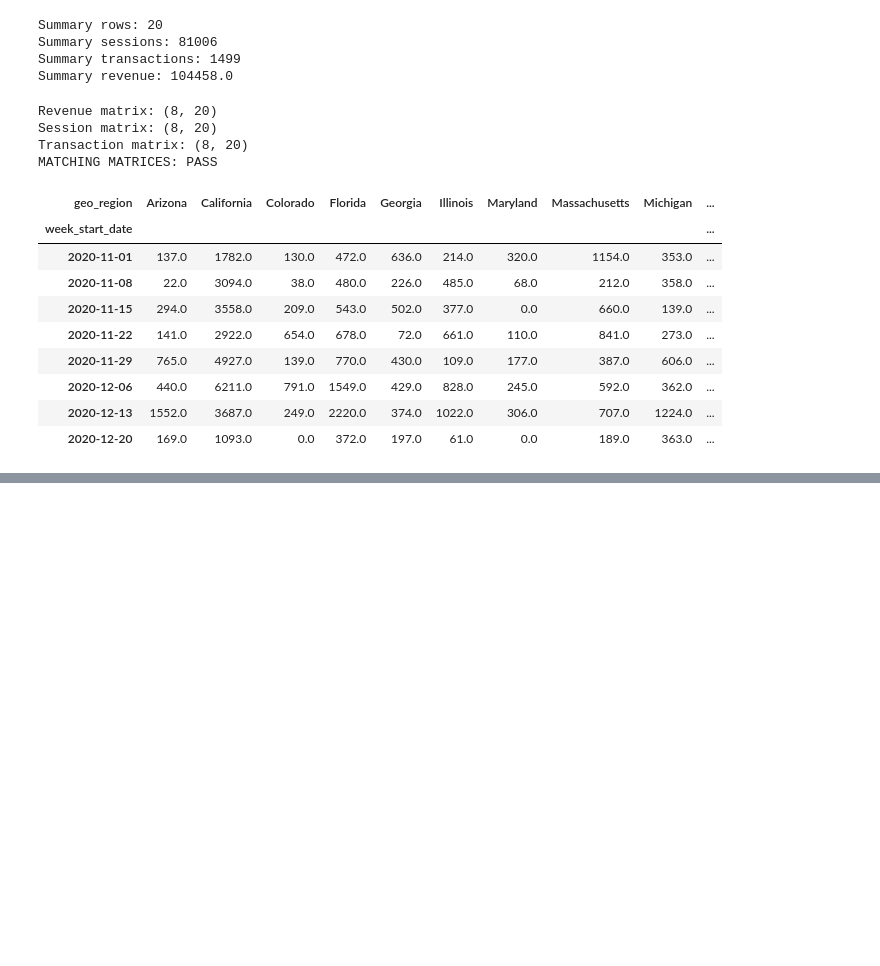
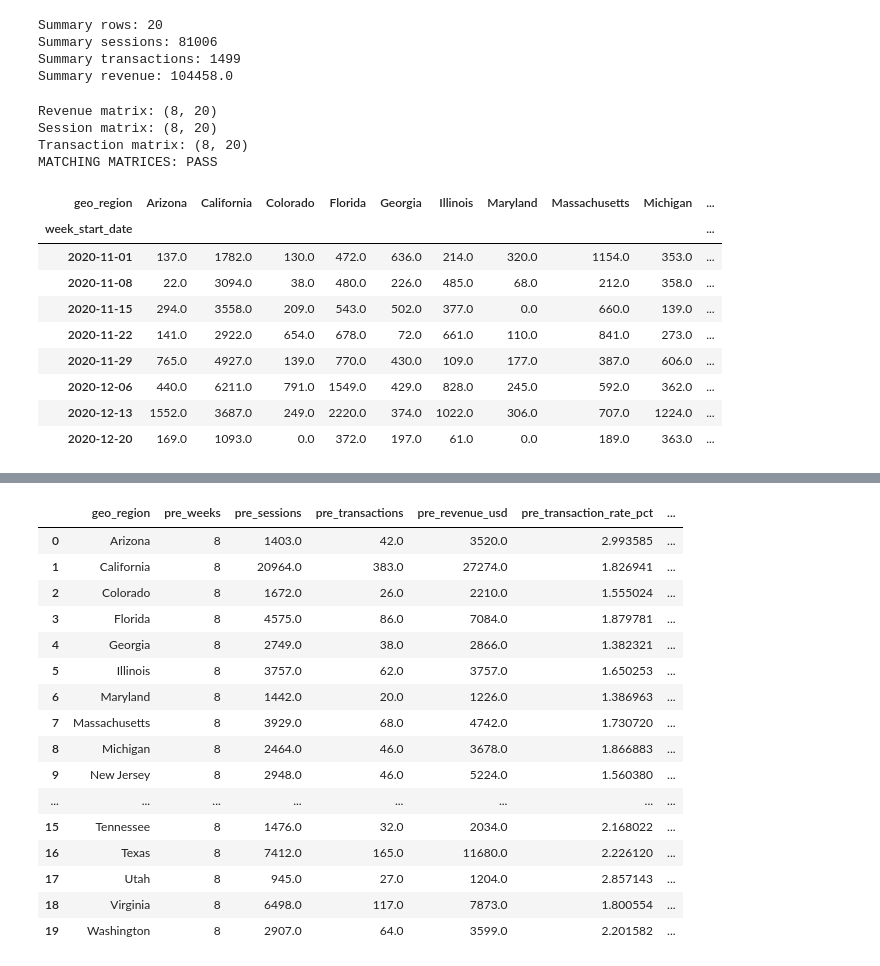
Before and after one commit to miaadnbz/privacy-durable-measurement-360, a Jupyter notebook: notebooks/01_geo_holdout_matching_and_power.ipynb, the cells around one changed output, grey strips where cells are left out. Cells and saved outputs as stored; diff of their text form; code cells hidden in the pictures; blank space fills up the shorter version.

```diff
--- a/notebooks/01_geo_holdout_matching_and_power.ipynb
+++ b/notebooks/01_geo_holdout_matching_and_power.ipynb
@@ -328,0 +374,97 @@ MATCHING MATRICES: PASS
+# %%
+feature_rows = []
+
+for region, region_data in pre_df.groupby("geo_region"):
+
+    region_data = (
+        region_data
+        .sort_values("week_start_date")
+        .reset_index(drop=True)
+    )
+
+    sessions = region_data["observed_session_count"].to_numpy(dtype=float)
+    transactions = region_data["observed_transaction_count"].to_numpy(dtype=float)
+    revenue = region_data["observed_revenue_usd"].to_numpy(dtype=float)
+
+    total_sessions = sessions.sum()
+    total_transactions = transactions.sum()
+    total_revenue = revenue.sum()
+
+    average_weekly_revenue = revenue.mean()
+    weekly_revenue_stddev = revenue.std(ddof=1)
+
+    revenue_cv = (
+        weekly_revenue_stddev / average_weekly_revenue
+        if average_weekly_revenue > 0
+        else np.nan
+    )
+
+    feature_rows.append(
+        {
+            "geo_region": region,
+            "pre_weeks": region_data["week_start_date"].nunique(),
+
+            # Scale measures
+            "pre_sessions": total_sessions,
+            "pre_transactions": total_transactions,
+            "pre_revenue_usd": total_revenue,
+
+            # Efficiency diagnostics
+            "pre_transaction_rate_pct":
+                100 * total_transactions / total_sessions,
+
+            "pre_revenue_per_session_usd":
+                total_revenue / total_sessions,
+
+            "pre_average_order_value_usd":
+                total_revenue / total_transactions,
+
+            # Stability diagnostics
+            "average_weekly_revenue_usd": average_weekly_revenue,
+            "weekly_revenue_stddev_usd": weekly_revenue_stddev,
+            "revenue_cv": revenue_cv,
+            "zero_revenue_weeks": int((revenue == 0).sum()),
+
+            # Baseline directions
+            "session_trend_pct_per_week":
+                percentage_slope(sessions),
+
+            "transaction_trend_pct_per_week":
+                percentage_slope(transactions),
+
+            "revenue_trend_pct_per_week":
+                percentage_slope(revenue),
+
+            # Existing warehouse value used for reconciliation
+            "warehouse_revenue_cv":
+                region_data[
+                    "pre_revenue_coefficient_of_variation"
+                ].iloc[0]
+        }
+    )
+
+region_features = (
+    pd.DataFrame(feature_rows)
+    .sort_values("geo_region")
+    .reset_index(drop=True)
+)
+
+display(region_features)
+# %% [output]
+|  | geo_region | pre_weeks | pre_sessions | pre_transactions | pre_revenue_usd | pre_transaction_rate_pct | ... |
+| 0 | Arizona | 8 | 1403.0 | 42.0 | 3520.0 | 2.993585 | ... |
+| 1 | California | 8 | 20964.0 | 383.0 | 27274.0 | 1.826941 | ... |
+| 2 | Colorado | 8 | 1672.0 | 26.0 | 2210.0 | 1.555024 | ... |
+| 3 | Florida | 8 | 4575.0 | 86.0 | 7084.0 | 1.879781 | ... |
+| 4 | Georgia | 8 | 2749.0 | 38.0 | 2866.0 | 1.382321 | ... |
+| 5 | Illinois | 8 | 3757.0 | 62.0 | 3757.0 | 1.650253 | ... |
+| 6 | Maryland | 8 | 1442.0 | 20.0 | 1226.0 | 1.386963 | ... |
+| 7 | Massachusetts | 8 | 3929.0 | 68.0 | 4742.0 | 1.730720 | ... |
+| 8 | Michigan | 8 | 2464.0 | 46.0 | 3678.0 | 1.866883 | ... |
+| 9 | New Jersey | 8 | 2948.0 | 46.0 | 5224.0 | 1.560380 | ... |
+| ... | ... | ... | ... | ... | ... | ... | ... |
+| 15 | Tennessee | 8 | 1476.0 | 32.0 | 2034.0 | 2.168022 | ... |
+| 16 | Texas | 8 | 7412.0 | 165.0 | 11680.0 | 2.226120 | ... |
+| 17 | Utah | 8 | 945.0 | 27.0 | 1204.0 | 2.857143 | ... |
+| 18 | Virginia | 8 | 6498.0 | 117.0 | 7873.0 | 1.800554 | ... |
+| 19 | Washington | 8 | 2907.0 | 64.0 | 3599.0 | 2.201582 | ... |
```
Also changed, not shown: parts of 10 cells of this notebook.
